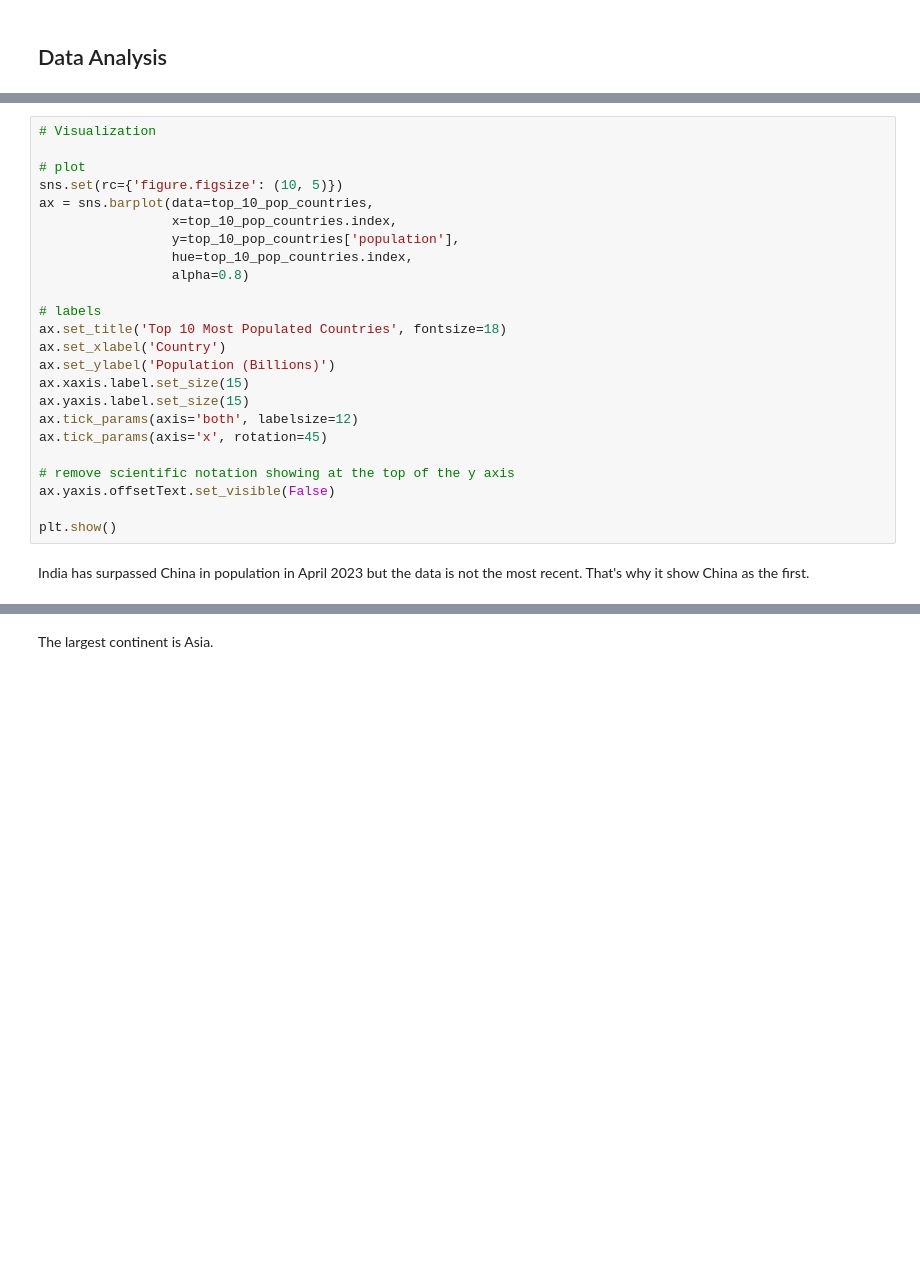
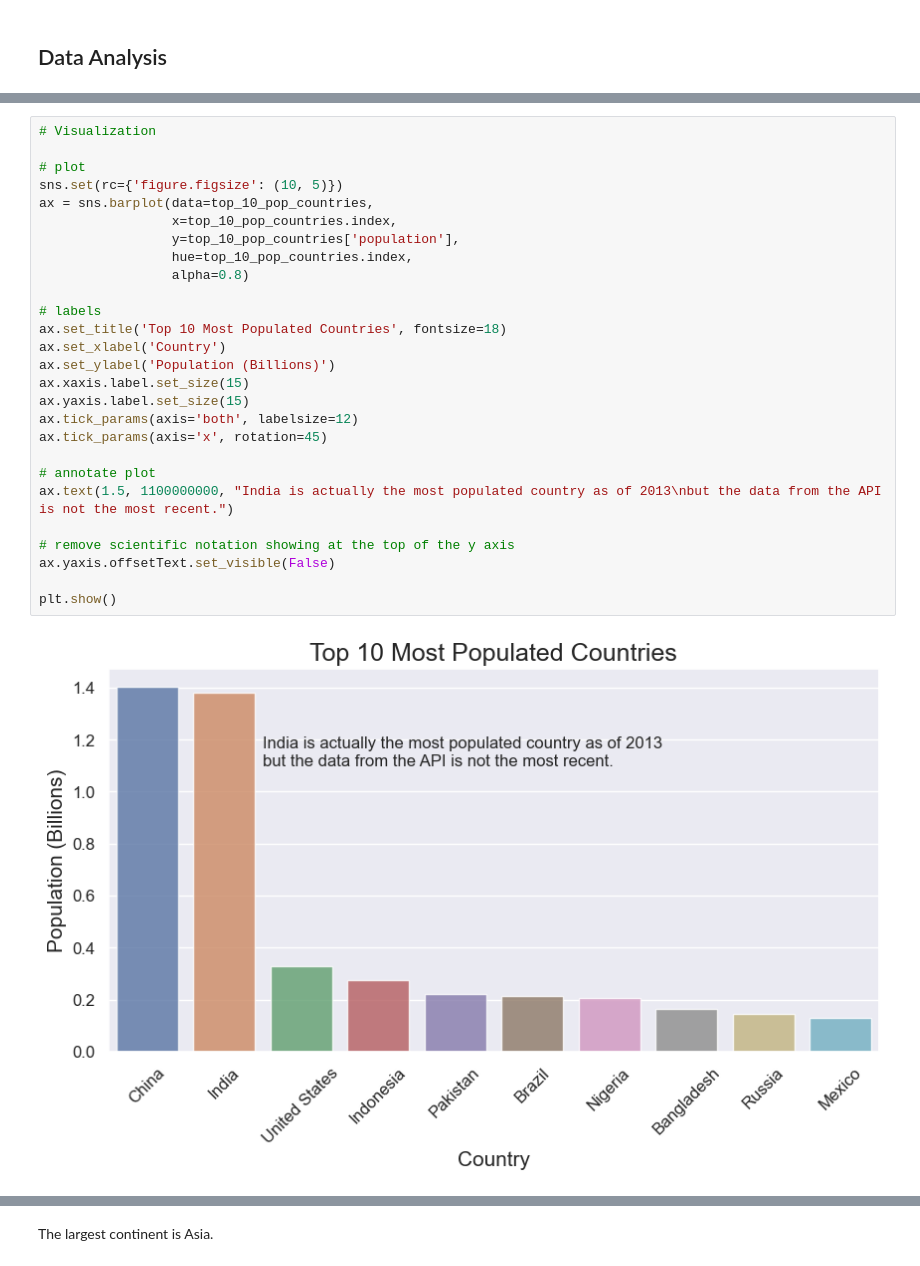
Before and after one commit to nadpierre/countries-eda-project, a Jupyter notebook: Country Analysis.ipynb, the cells around one changed output, grey strips where cells are left out. Saved outputs shown, nothing was run; the diff lists cells and outputs as text; blank space fills up the shorter version.

```diff
--- a/Country Analysis.ipynb
+++ b/Country Analysis.ipynb
@@ -364,27 +370,30 @@ top_10_pop_countries
 # %%
 # Visualization
 
 # plot
 sns.set(rc={'figure.figsize': (10, 5)})
 ax = sns.barplot(data=top_10_pop_countries,
                  x=top_10_pop_countries.index,
                  y=top_10_pop_countries['population'],
                  hue=top_10_pop_countries.index,
                  alpha=0.8)
 
 # labels
 ax.set_title('Top 10 Most Populated Countries', fontsize=18)
 ax.set_xlabel('Country')
 ax.set_ylabel('Population (Billions)')
 ax.xaxis.label.set_size(15)
 ax.yaxis.label.set_size(15)
 ax.tick_params(axis='both', labelsize=12)
 ax.tick_params(axis='x', rotation=45)
 
+# annotate plot
+ax.text(1.5, 1100000000, "India is actually the most populated country as of 2013\nbut the data from the API is not the most recent.")
+
 # remove scientific notation showing at the top of the y axis
 ax.yaxis.offsetText.set_visible(False)
 
 plt.show()
+# %% [output]
+[figure, added]
-# %% [markdown]
-India has surpassed China in population in April 2023 but the data is not the most recent. That's why it show China as the first.
 # %% [markdown]
```
Also changed, not shown: parts of 46 cells of this notebook, 1 other file.
